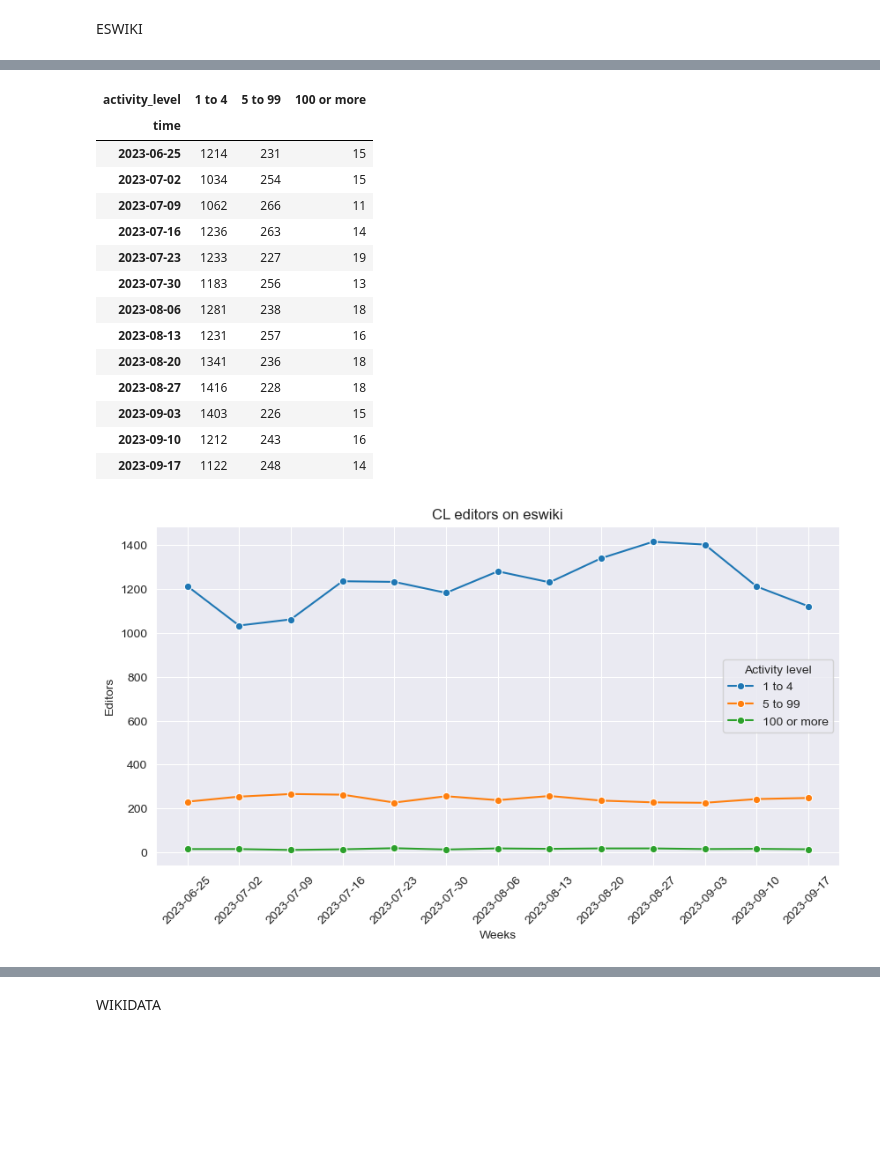
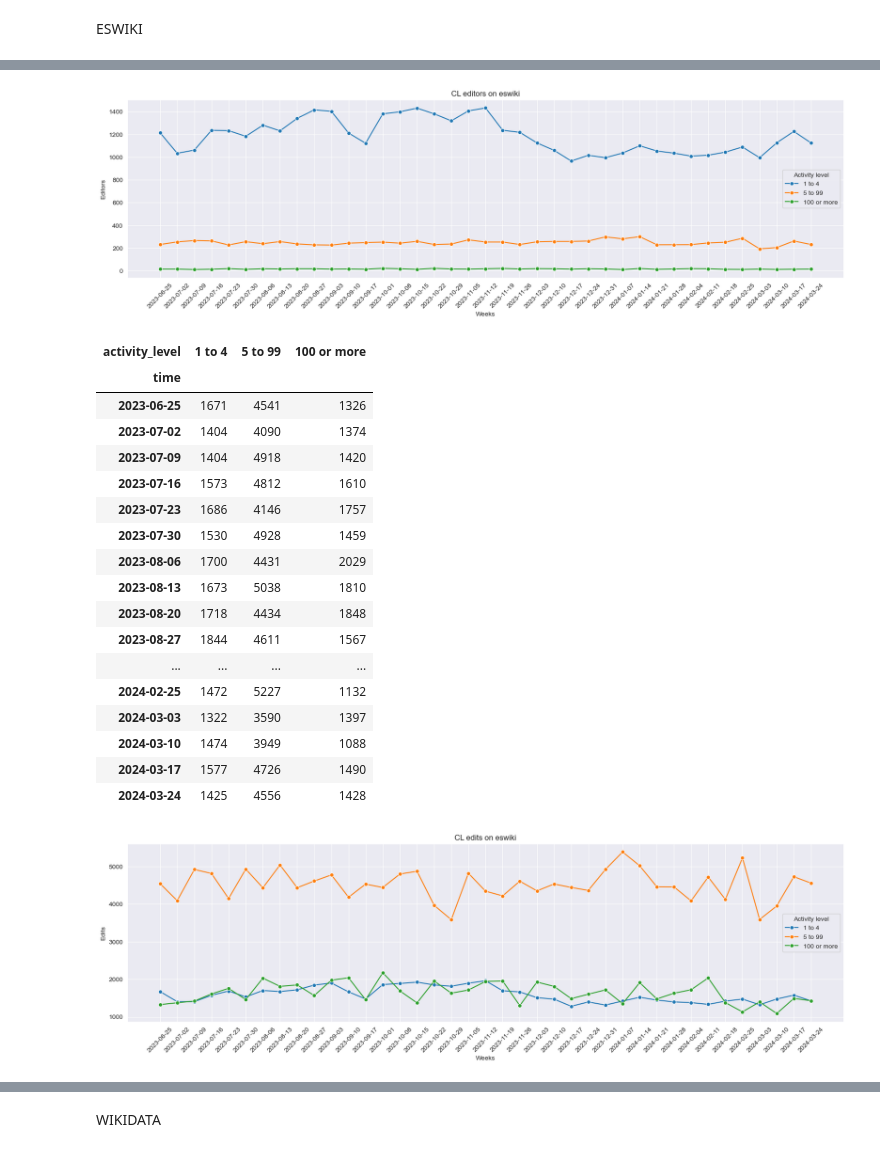
Before and after one commit to Soylacarli/Geoeditors, a Jupyter notebook: geoeditors_weekly.ipynb, the cells around one changed output, grey strips where cells are left out. Saved outputs shown, nothing was run; the diff lists cells and outputs as text; code cells hidden in the pictures; blank space fills up the shorter version.

Commit message:
Updated both codes
Fixed bug for more columns and duplicates

```diff
--- a/geoeditors_weekly.ipynb
+++ b/geoeditors_weekly.ipynb
@@ -8,8 +9,8 @@ from datetime import datetime, timedelta
 # %%
-#Esta función hace que no tengamos que bajar los datos, si no que los extrae
+## This function helps to extract the data
 
 base_url = "https://analytics.wikimedia.org/published/datasets"
-cols = ["wiki_db", "project", "country", "country_code", "activity_level", "editors", "edits", "time"]   #Para hacer la tabla
+cols =["wiki_db", "project", "country", "country_code", "activity_level", "count_eps", "sum_eps", "count_release_thresh", "editors", "edits", "time"]   #Table columns
 
 def get_url(ds, type):
     d = datetime.strptime(ds, "%Y-%m").date()
@@ -97,37 +117,59 @@ eswiki
+# %%
+eswiki['editors'] = pd.to_numeric(eswiki['editors'], errors='coerce')
+sns.set_style("darkgrid")
+plt.figure(figsize=(20, 5))
+
+for level in user_level:
+    subset = eswiki[eswiki.activity_level == level]
+    sns.lineplot(data=subset, x="time", y="editors", label=level, marker="o")
+
+plt.xticks(rotation=45)
+plt.xlabel('Weeks')
+plt.ylabel('Editors')
+plt.title('CL editors on eswiki')
+plt.legend(title='Activity level')
+plt.show()
+# %% [output]
+[figure, added]
 # %%
-##### Editores #####
-eswiki_editores = eswiki.pivot(index='time', columns='activity_level', values='editors')
-eswiki_editores = eswiki_editores[user_level]                     # Reordenamos las columnas para que vayan en orden ascendente
-eswiki_editores
+##### Ediciones #####
+
+eswiki_ediciones = eswiki_filtered.pivot(index='time', columns='activity_level', values='edits')
+eswiki_ediciones = eswiki_ediciones[user_level]                     # Reordenamos las columnas para que vayan en orden ascendente
+eswiki_ediciones
 # %% [output]
 | activity_level | 1 to 4 | 5 to 99 | 100 or more |
 | time |  |  |  |
-| 2023-06-25 | 1214 | 231 | 15 |
-| 2023-07-02 | 1034 | 254 | 15 |
-| 2023-07-09 | 1062 | 266 | 11 |
-| 2023-07-16 | 1236 | 263 | 14 |
-| 2023-07-23 | 1233 | 227 | 19 |
-| 2023-07-30 | 1183 | 256 | 13 |
-| 2023-08-06 | 1281 | 238 | 18 |
-| 2023-08-13 | 1231 | 257 | 16 |
-| 2023-08-20 | 1341 | 236 | 18 |
-| 2023-08-27 | 1416 | 228 | 18 |
-| 2023-09-03 | 1403 | 226 | 15 |
-| 2023-09-10 | 1212 | 243 | 16 |
-| 2023-09-17 | 1122 | 248 | 14 |
+| 2023-06-25 | 1671 | 4541 | 1326 |
+| 2023-07-02 | 1404 | 4090 | 1374 |
+| 2023-07-09 | 1404 | 4918 | 1420 |
+| 2023-07-16 | 1573 | 4812 | 1610 |
+| 2023-07-23 | 1686 | 4146 | 1757 |
+| 2023-07-30 | 1530 | 4928 | 1459 |
+| 2023-08-06 | 1700 | 4431 | 2029 |
+| 2023-08-13 | 1673 | 5038 | 1810 |
+| 2023-08-20 | 1718 | 4434 | 1848 |
+| 2023-08-27 | 1844 | 4611 | 1567 |
+| ... | ... | ... | ... |
+| 2024-02-25 | 1472 | 5227 | 1132 |
+| 2024-03-03 | 1322 | 3590 | 1397 |
+| 2024-03-10 | 1474 | 3949 | 1088 |
+| 2024-03-17 | 1577 | 4726 | 1490 |
+| 2024-03-24 | 1425 | 4556 | 1428 |
 # %%
+eswiki['edits'] = pd.to_numeric(eswiki['edits'], errors='coerce')
 sns.set_style("darkgrid")
+plt.figure(figsize=(20, 5))
 
-plt.figure(figsize=(10, 5))
 for level in user_level:
     subset = eswiki[eswiki.activity_level == level]
-    sns.lineplot(data=subset, x="time", y="editors", label=level, marker="o")
+    sns.lineplot(data=subset, x="time", y="edits", label=level, marker="o")
 
 plt.xticks(rotation=45)
 plt.xlabel('Weeks')
-plt.ylabel('Editors')
-plt.title('CL editors on eswiki')
+plt.ylabel('Edits')
+plt.title('CL edits on eswiki')
 plt.legend(title='Activity level')
 plt.show()
 # %% [output]
-[figure, old version]
+[figure, new version]
```
Also changed, not shown: parts of 24 cells of this notebook, 1 other file.
